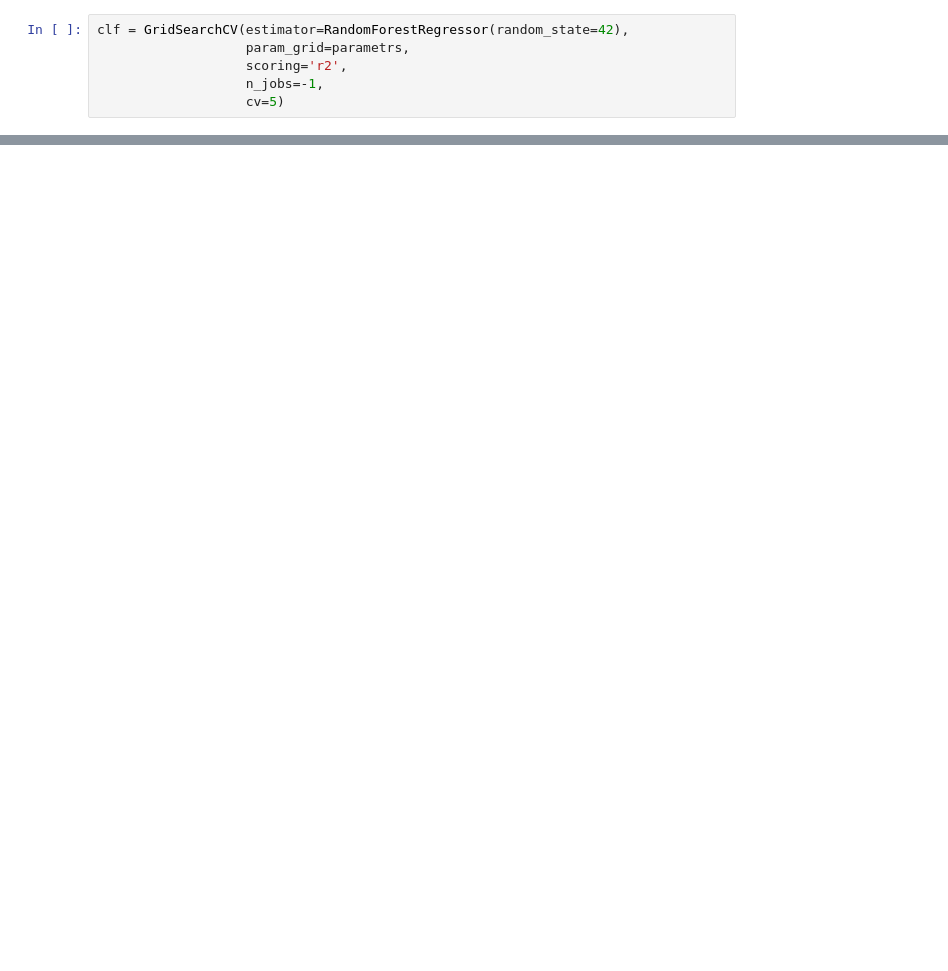
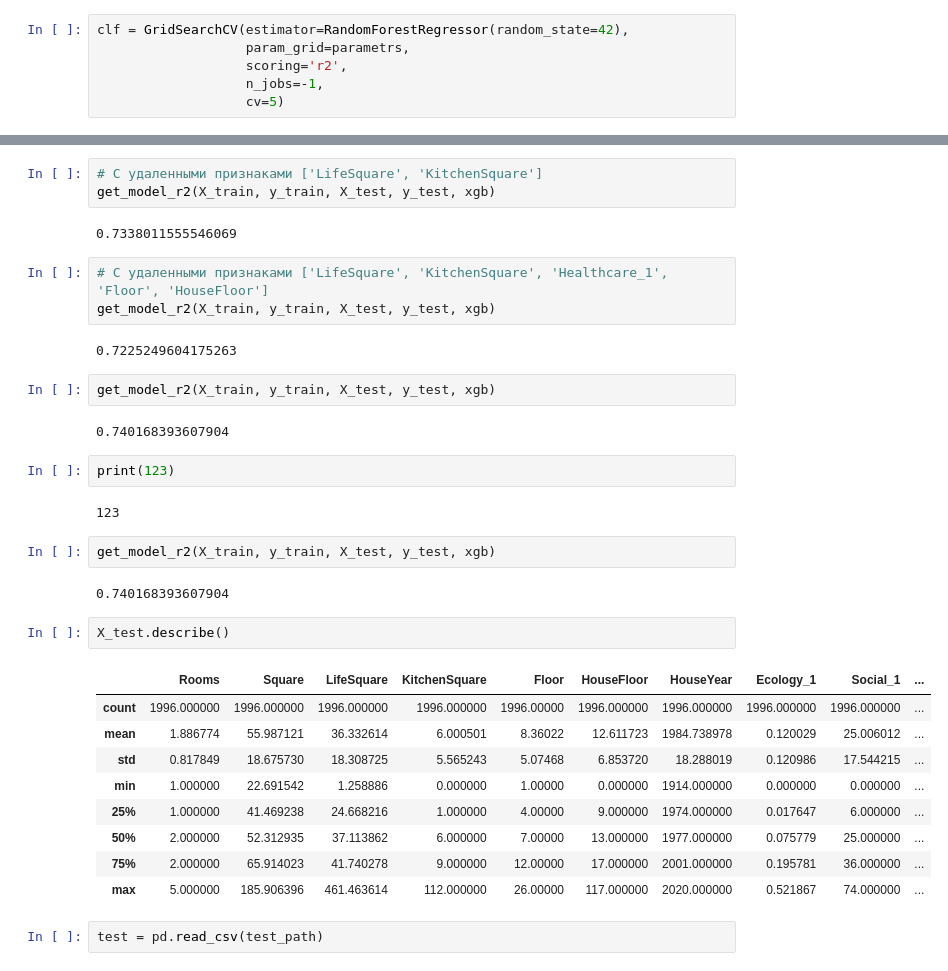
Before and after one commit to DmitryVGusev/GB-Python-in-DS, a Jupyter notebook: Python_in_DS_Coursework.ipynb, the cells around one changed output, grey strips where cells are left out. Drawn from its saved outputs; the diff is of its cells as text; blank space fills up the shorter version.

```diff
--- a/Python_in_DS_Coursework.ipynb
+++ b/Python_in_DS_Coursework.ipynb
@@ -621,0 +654,36 @@ clf.best_score_
+# %%
+# С удаленными признаками ['LifeSquare', 'KitchenSquare']
+get_model_r2(X_train, y_train, X_test, y_test, xgb)
+# %% [output]
+0.7338011555546069
+# %%
+# С удаленными признаками ['LifeSquare', 'KitchenSquare', 'Healthcare_1', 'Floor', 'HouseFloor']
+get_model_r2(X_train, y_train, X_test, y_test, xgb)
+# %% [output]
+0.7225249604175263
+# %%
+get_model_r2(X_train, y_train, X_test, y_test, xgb)
+# %% [output]
+0.740168393607904
+# %%
+print(123)
+# %% [output]
+123
+# %%
+get_model_r2(X_train, y_train, X_test, y_test, xgb)
+# %% [output]
+0.740168393607904
+# %%
+X_test.describe()
+# %% [output]
+|  | Rooms | Square | LifeSquare | KitchenSquare | Floor | HouseFloor | HouseYear | Ecology_1 | Social_1 | ... |
+| count | 1996.000000 | 1996.000000 | 1996.000000 | 1996.000000 | 1996.00000 | 1996.000000 | 1996.000000 | 1996.000000 | 1996.000000 | ... |
+| mean | 1.886774 | 55.987121 | 36.332614 | 6.000501 | 8.36022 | 12.611723 | 1984.738978 | 0.120029 | 25.006012 | ... |
+| std | 0.817849 | 18.675730 | 18.308725 | 5.565243 | 5.07468 | 6.853720 | 18.288019 | 0.120986 | 17.544215 | ... |
+| min | 1.000000 | 22.691542 | 1.258886 | 0.000000 | 1.00000 | 0.000000 | 1914.000000 | 0.000000 | 0.000000 | ... |
+| 25% | 1.000000 | 41.469238 | 24.668216 | 1.000000 | 4.00000 | 9.000000 | 1974.000000 | 0.017647 | 6.000000 | ... |
+| 50% | 2.000000 | 52.312935 | 37.113862 | 6.000000 | 7.00000 | 13.000000 | 1977.000000 | 0.075779 | 25.000000 | ... |
+| 75% | 2.000000 | 65.914023 | 41.740278 | 9.000000 | 12.00000 | 17.000000 | 2001.000000 | 0.195781 | 36.000000 | ... |
+| max | 5.000000 | 185.906396 | 461.463614 | 112.000000 | 26.00000 | 117.000000 | 2020.000000 | 0.521867 | 74.000000 | ... |
+# %%
+test = pd.read_csv(test_path)
```
Also changed, not shown: parts of 32 cells of this notebook.
